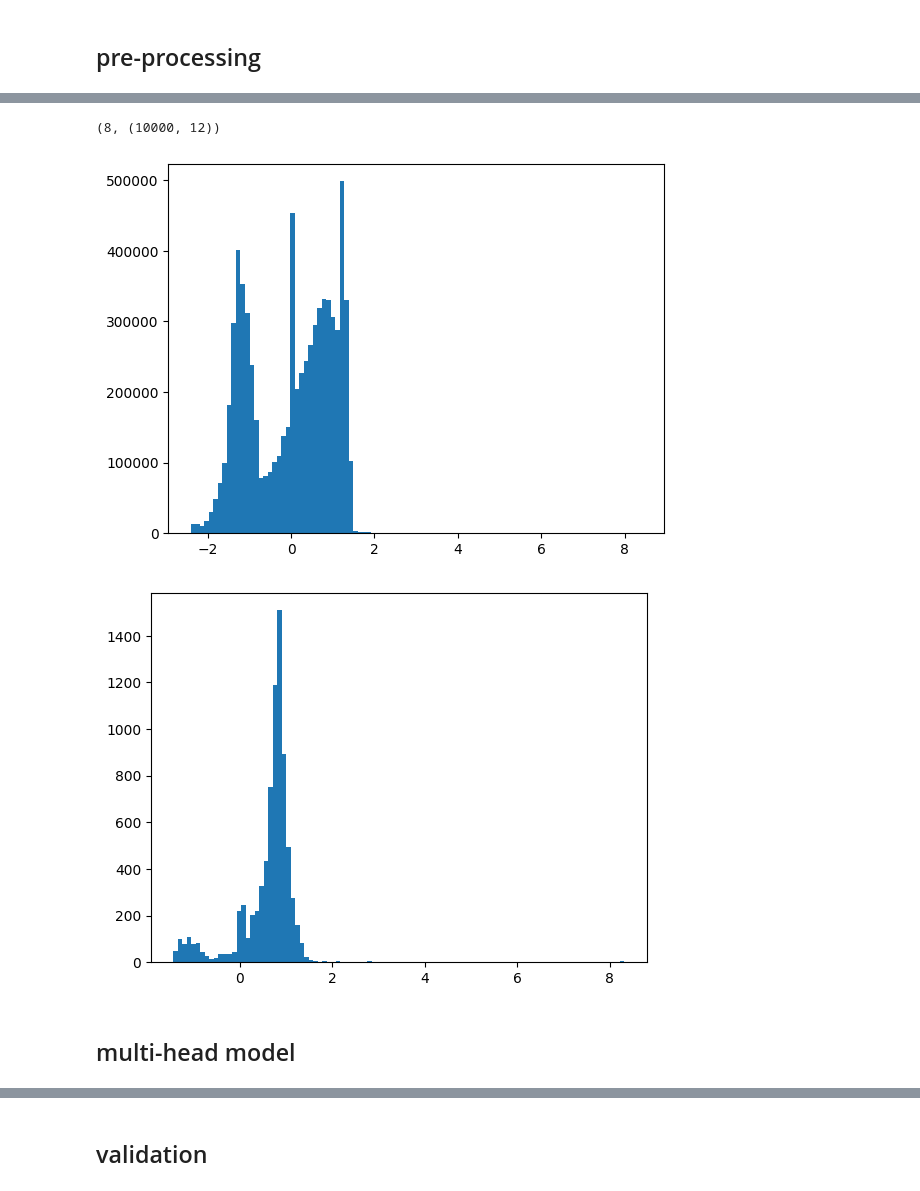
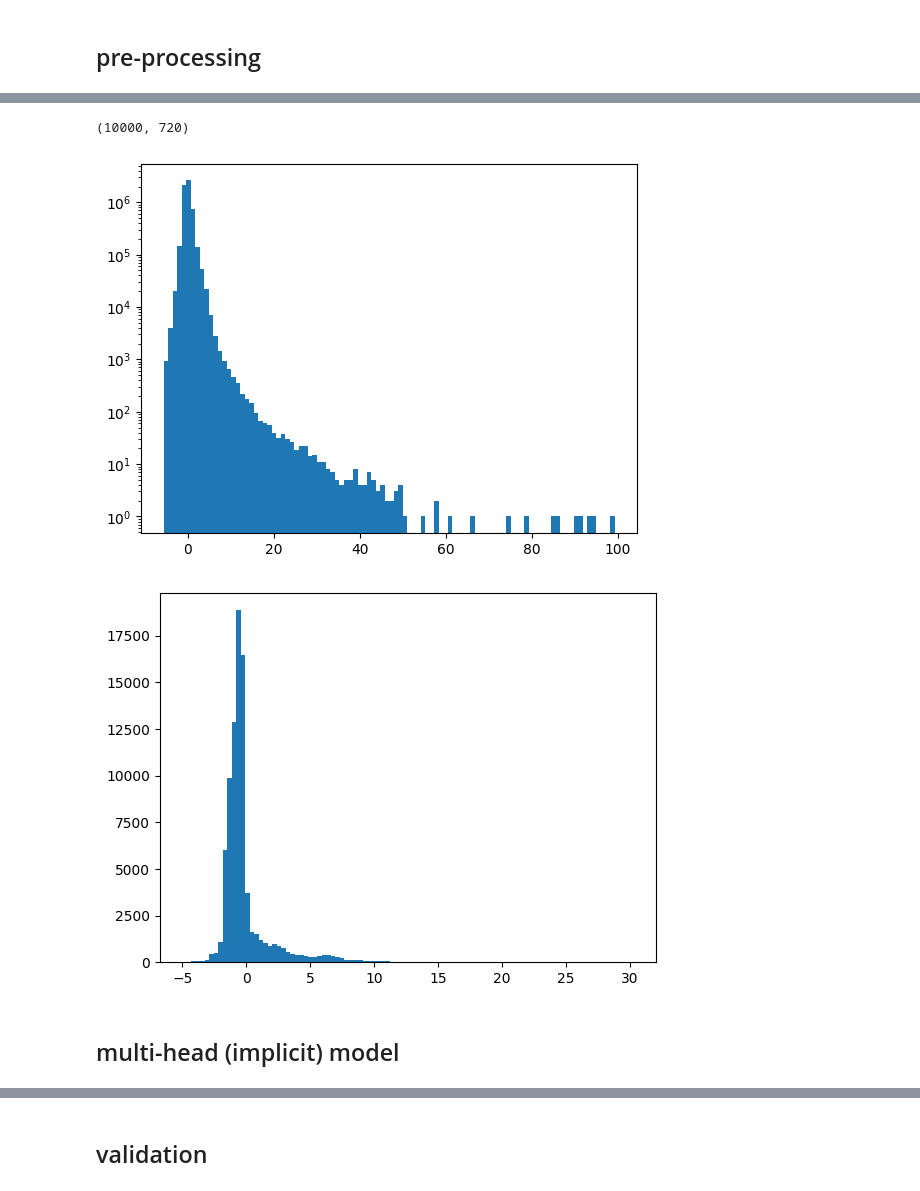
Before and after one commit to arthurzqhu/BOSS_PPE, a Jupyter notebook: hp_tuning.ipynb, the cells around one changed output, grey strips where cells are left out. Cells and saved outputs as stored; diff of their text form; code cells hidden in the pictures.

```diff
--- a/hp_tuning.ipynb
+++ b/hp_tuning.ipynb
@@ -39,12 +54,13 @@ print(gpus)
 # %% [markdown]
 ## pre-processing
 # %%
-filename = 'rainshaft_N10000_dt300.nc'
+proj_name = 'updraft_coal_4ma_r2'
+filename = proj_name + '_N10000_dt300.nc'
 
-param_all_idx = np.arange(39)
+param_all_idx = np.arange(36)
 # REVIEW: check every time if this is true ... not sure how to implement this programatically
-# param_interest_idx = np.arange(16,28)
-param_interest_idx = np.arange(28,39)
+param_interest_idx = np.arange(16,26)
+# param_interest_idx = np.arange(28,39)
 # param_interest_idx = np.arange(0,28)
 # param_interest_idx = np.arange(12)
 # param_interest_idx = np.concatenate((np.arange(0,8), np.arange(16,28)))
@@ -103,36 +195,3 @@ ncases = tgt_raw_vals[0].shape[0]
-# %%
-from sklearn import preprocessing
-
-minmaxscale = preprocessing.MinMaxScaler().fit(param_train['vals'])
-x_all = minmaxscale.transform(param_train['vals'])
-
-ppe_var_presence = []
-ppe_data = []
-tgt_var_presence = []
-tgt_data = []
-
-idx = 0
-eff0 = eff0s[idx]
-for idx, eff0 in enumerate(eff0s):
-    if ppe_raw_vals[idx].ndim >= 2:
-        ppe_raw_val_reshaped = np.reshape(ppe_raw_vals[idx], (nppe, np.prod(ppe_raw_vals[idx].shape[1:])))
-        tgt_raw_val_reshaped = np.reshape(tgt_raw_vals[idx], (ncases, np.prod(tgt_raw_vals[idx].shape[1:])))
-    else:
-        ppe_raw_val_reshaped = ppe_raw_vals[idx].reshape(-1, 1)
-        tgt_raw_val_reshaped = tgt_raw_vals[idx].reshape(-1, 1)
-
-    ppe_var_presence.append(ppe_raw_val_reshaped > eff0/100)
-    tgt_var_presence.append(tgt_raw_val_reshaped > eff0/100)
-
-    ppe_asinh = ef.smooth_linlog(ppe_raw_val_reshaped, eff0)
-    tgt_asinh = ef.smooth_linlog(tgt_raw_val_reshaped, eff0)
-    standscale = preprocessing.StandardScaler().fit(ppe_asinh)
-    ppe_data.append(standscale.transform(ppe_asinh))
-    tgt_data.append(standscale.transform(tgt_asinh))
-# %%
-len(ppe_var_presence), x_all.shape
-# %% [output]
-(8, (10000, 12))
 # %%
 import sklearn.model_selection as mod_sec
 y_train_wpresence = []
@@ -152,10 +216,16 @@ for ivar, (ppe_varp, ppe_varr) in enumerate(zip(ppe_var_presence, ppe_data)):
+# %%
+ppe_data[0].shape
+# %% [output]
+(10000, 720)
 # %%
-_ = plt.hist(ppe_data[4].flatten(), bins=100)
+i=0
+_ = plt.hist(ppe_data[i].flatten(), bins=100)
+plt.yscale('log')
 plt.figure()
-_ = plt.hist(tgt_data[4].flatten(), bins=100)
+_ = plt.hist(tgt_data[i].flatten(), bins=100)
 # %% [output]
-[figure, old version]
+[figure, new version]
-[figure, old version]
+[figure, new version]
 # %% [markdown]
-## multi-head model
+## multi-head (implicit) model
 # %%
```
Also changed, not shown: parts of 36 cells of this notebook, 6 other files.
